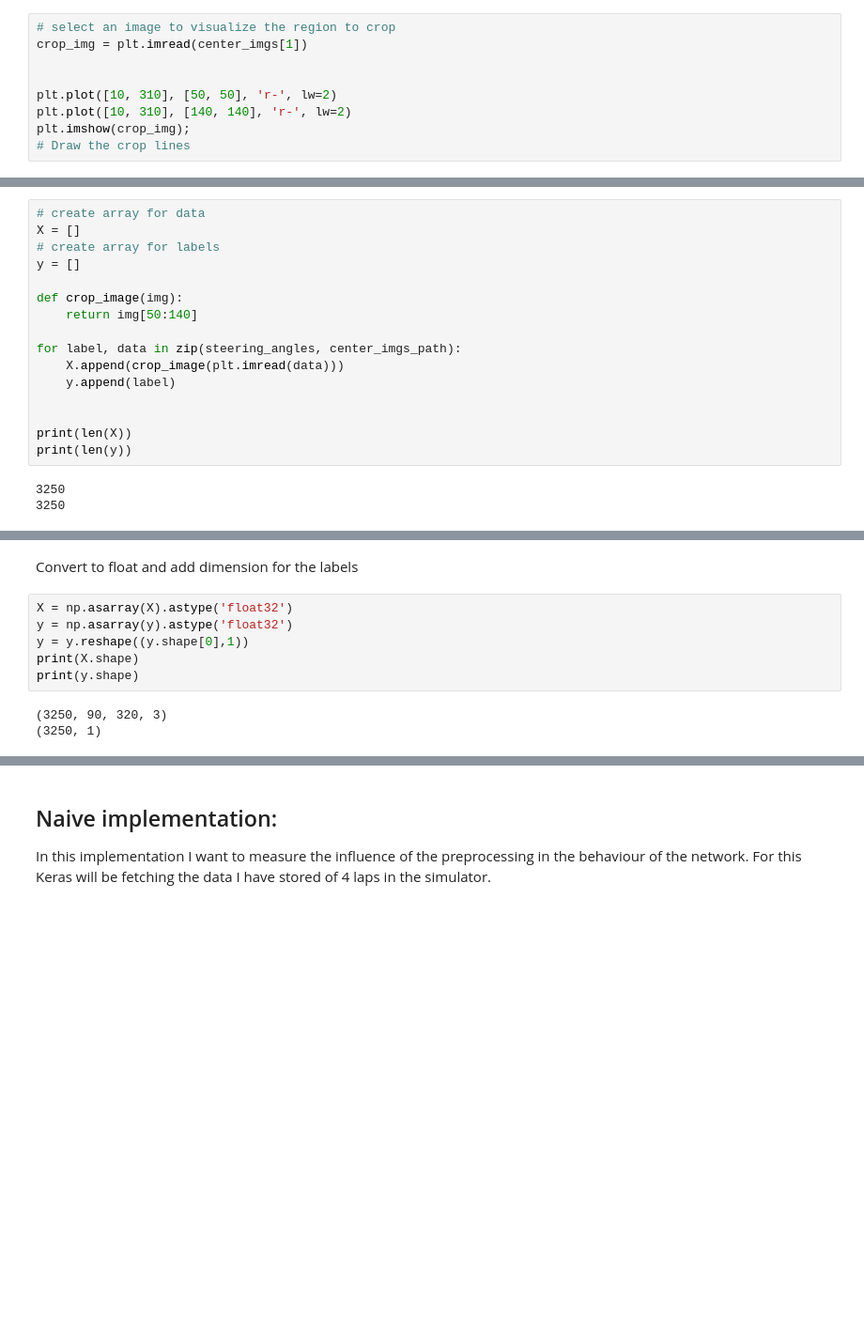
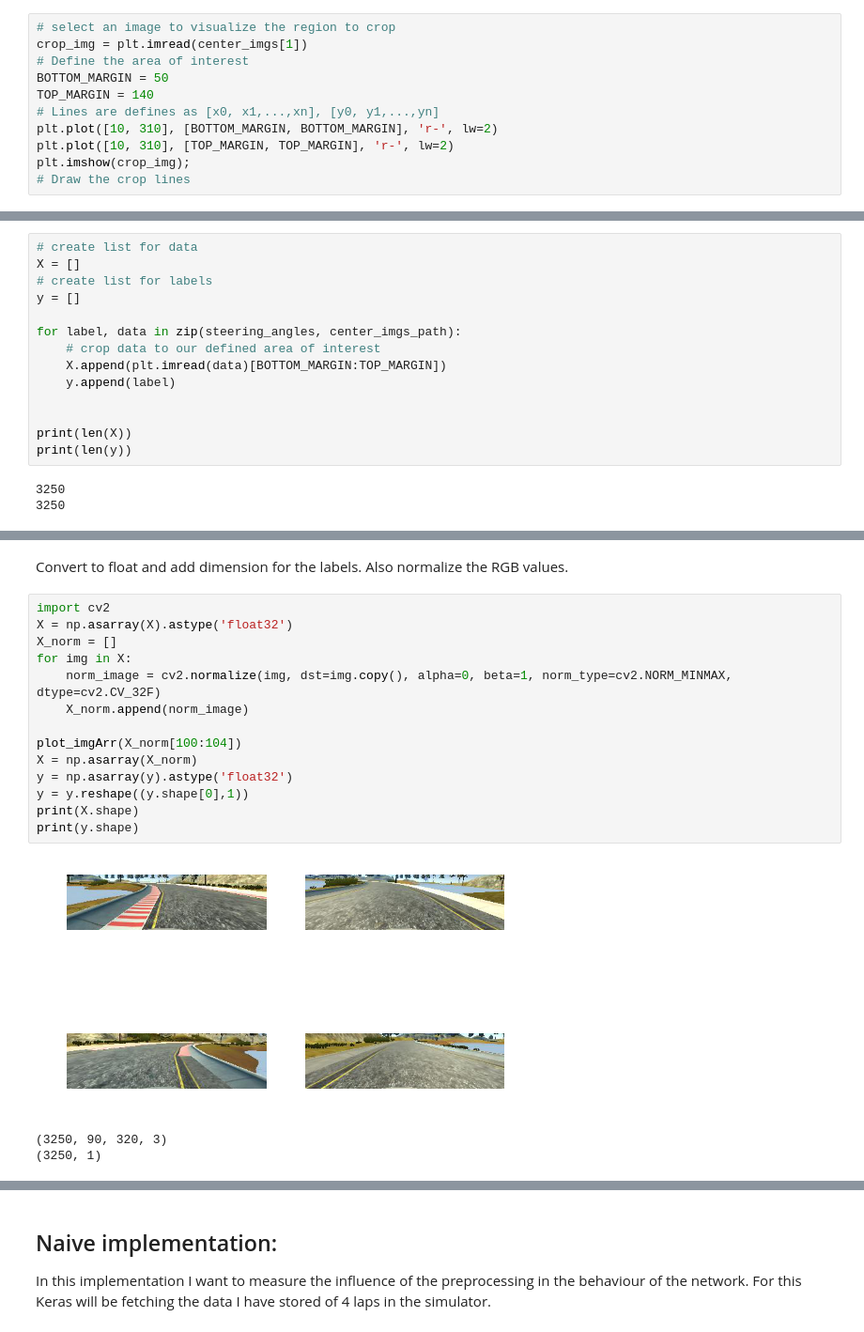
Before and after one commit to yhoazk/CarND-Behavioral-Cloning-P3, a Jupyter notebook: ExploreAndPreprocessData.ipynb, the cells around one changed output, grey strips where cells are left out. Shown at 94% size. Saved outputs shown, nothing was run; the diff lists cells and outputs as text; blank space fills up the shorter version.

```diff
--- a/ExploreAndPreprocessData.ipynb
+++ b/ExploreAndPreprocessData.ipynb
@@ -43,10 +44,12 @@ Then we can crop the upper part, and also part of the bottom where a part of the
 # %%
 # select an image to visualize the region to crop
 crop_img = plt.imread(center_imgs[1])
-
-
-plt.plot([10, 310], [50, 50], 'r-', lw=2)
-plt.plot([10, 310], [140, 140], 'r-', lw=2)
+# Define the area of interest
+BOTTOM_MARGIN = 50
+TOP_MARGIN = 140
+# Lines are defines as [x0, x1,...,xn], [y0, y1,...,yn]
+plt.plot([10, 310], [BOTTOM_MARGIN, BOTTOM_MARGIN], 'r-', lw=2)
+plt.plot([10, 310], [TOP_MARGIN, TOP_MARGIN], 'r-', lw=2)
 plt.imshow(crop_img);
 # Draw the crop lines
 # %% [output]
@@ -112,16 +114,14 @@ plt.show()
 As described int the image is clear that our data is skewed by straigth driving samples. Then it's neccesary to balance the data, this will be done by getting more data
 and also with data augmentation.
 # %%
-# create array for data
+# create list for data
 X = []
-# create array for labels
+# create list for labels
 y = []
 
-def crop_image(img):
-    return img[50:140]
-
 for label, data in zip(steering_angles, center_imgs_path):
-    X.append(crop_image(plt.imread(data)))
+    # crop data to our defined area of interest
+    X.append(plt.imread(data)[BOTTOM_MARGIN:TOP_MARGIN])
     y.append(label)
 
 
@@ -135,13 +135,23 @@ plot_imgArr(X[100:104])
 # %% [output]
 [figure]
 # %% [markdown]
-Convert to float and add dimension for the labels
+Convert to float and add dimension for the labels.
+Also normalize the RGB values.
 # %%
+import cv2
 X = np.asarray(X).astype('float32')
+X_norm = []
+for img in X:
+    norm_image = cv2.normalize(img, dst=img.copy(), alpha=0, beta=1, norm_type=cv2.NORM_MINMAX, dtype=cv2.CV_32F)
+    X_norm.append(norm_image)
+
+plot_imgArr(X_norm[100:104])
+X = np.asarray(X_norm)
 y = np.asarray(y).astype('float32')
 y = y.reshape((y.shape[0],1))
 print(X.shape)
 print(y.shape)
 # %% [output]
+[figure, added]
 (3250, 90, 320, 3)
 (3250, 1)
```
Also changed, not shown: parts of 14 cells of this notebook, 3 other files.
